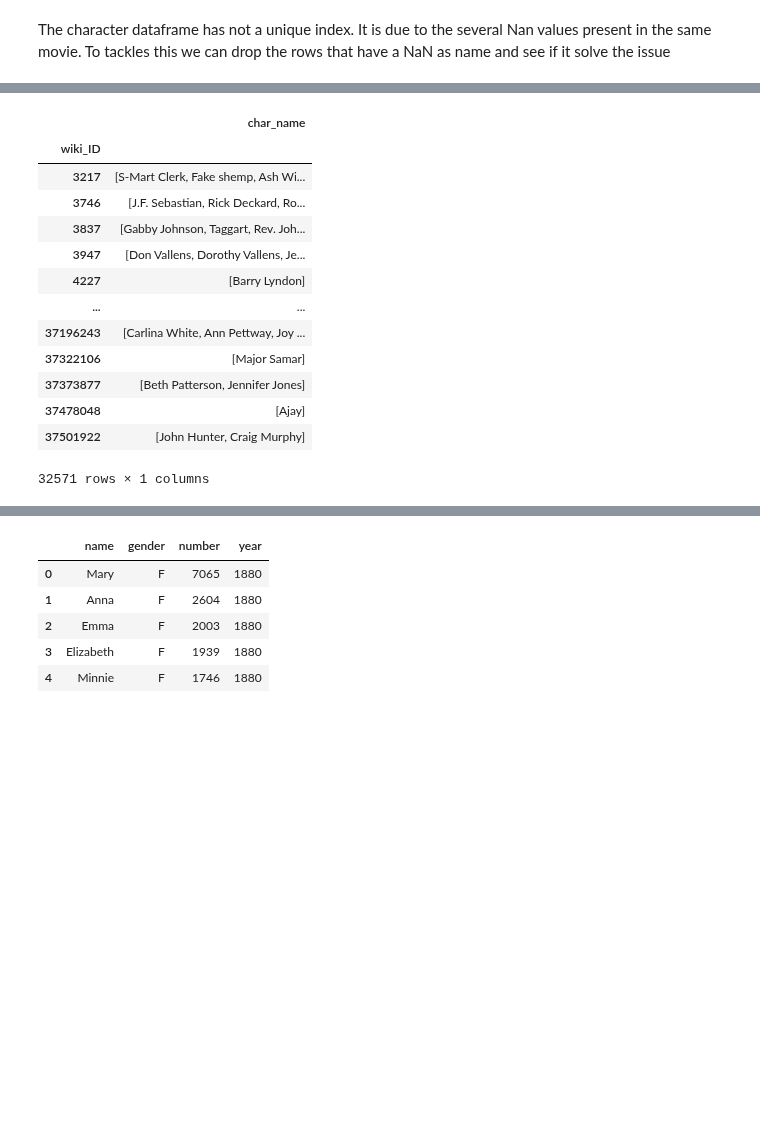
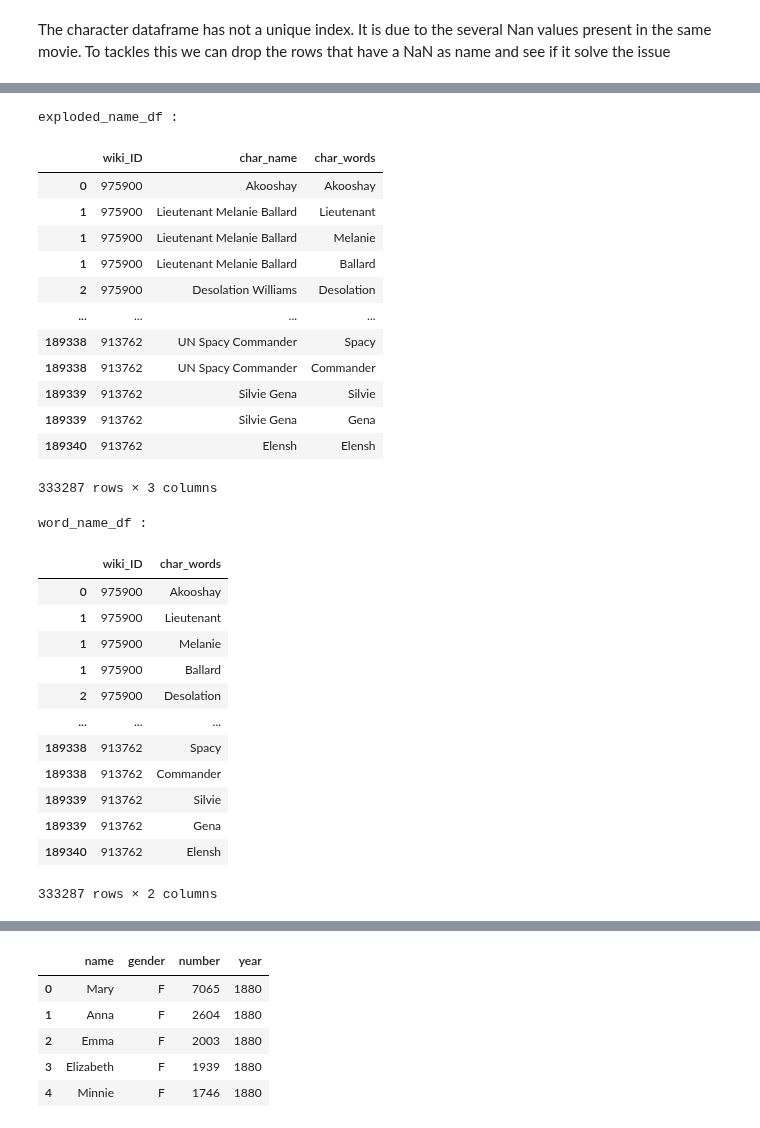
Before and after one commit to epfl-ada/ada-2023-project-abadakor, a Jupyter notebook: data/preprocessing.ipynb, the cells around one changed output, grey strips where cells are left out. Saved outputs shown, nothing was run; the diff lists cells and outputs as text; code cells hidden in the pictures; blank space fills up the shorter version.

Commit message:
Almost finished filtering the names

```diff
--- a/data/preprocessing.ipynb
+++ b/data/preprocessing.ipynb
@@ -122,3 +122,9 @@ character_filtered = character_df.copy(deep=True)
 character_filtered = character_filtered.dropna(subset=['char_name'])
 # drop the rows with the same character name
 character_filtered = character_filtered.drop_duplicates(subset=['wiki_ID','char_name'])
+# %%
+character_filtered = character_filtered.set_index(['wiki_ID','char_name'])
+display(character_filtered)
+
+# Verify the indexes are unique
+print(f"Is the indexing unique ? {character_filtered.index.is_unique}")
@@ -124,0 +147,3 @@ character_filtered = character_filtered.drop_duplicates(subset=['wiki_ID','char_
+# %%
+name_df = character_filtered.reset_index()[['wiki_ID', 'char_name']].copy(deep=True)
+display(name_df)
@@ -124,0 +164,37 @@ character_filtered = character_filtered.drop_duplicates(subset=['wiki_ID','char_
+# %%
+# Split the character names into words and explode the lists
+exploded_name_df = name_df.assign(char_words=name_df['char_name'].str.split()).explode('char_words')
+word_name_df = exploded_name_df.drop(columns=['char_name'])
+print("exploded_name_df :")
+display(exploded_name_df)
+print("word_name_df :")
+display(word_name_df)
+# %% [output]
+exploded_name_df :
+|  | wiki_ID | char_name | char_words |
+| 0 | 975900 | Akooshay | Akooshay |
+| 1 | 975900 | Lieutenant Melanie Ballard | Lieutenant |
+| 1 | 975900 | Lieutenant Melanie Ballard | Melanie |
+| 1 | 975900 | Lieutenant Melanie Ballard | Ballard |
+| 2 | 975900 | Desolation Williams | Desolation |
+| ... | ... | ... | ... |
+| 189338 | 913762 | UN Spacy Commander | Spacy |
+| 189338 | 913762 | UN Spacy Commander | Commander |
+| 189339 | 913762 | Silvie Gena | Silvie |
+| 189339 | 913762 | Silvie Gena | Gena |
+| 189340 | 913762 | Elensh | Elensh |
+333287 rows × 3 columns
+word_name_df :
+|  | wiki_ID | char_words |
+| 0 | 975900 | Akooshay |
+| 1 | 975900 | Lieutenant |
+| 1 | 975900 | Melanie |
+| 1 | 975900 | Ballard |
+| 2 | 975900 | Desolation |
+| ... | ... | ... |
+| 189338 | 913762 | Spacy |
+| 189338 | 913762 | Commander |
+| 189339 | 913762 | Silvie |
+| 189339 | 913762 | Gena |
+| 189340 | 913762 | Elensh |
+333287 rows × 2 columns
@@ -125,22 +222,7 @@ character_filtered = character_filtered.drop_duplicates(subset=['wiki_ID','char_
 # %%
-# DataFrame with only one entry containing all character names for a given film
-character_per_movie_df = character_filtered.groupby('wiki_ID').apply(lambda x: pd.Series({
-        'char_name': x['char_name'].values
-    }))
-display(character_per_movie_df)
+# # DataFrame with only one entry containing all character names for a given film
+# character_per_movie_df = character_filtered.groupby('wiki_ID').apply(lambda x: pd.Series({
+#         'char_name': x['char_name'].values
+#     }))
+# display(character_per_movie_df)
-# %% [output]
-|  | char_name |
-| wiki_ID |  |
-| 3217 | [S-Mart Clerk, Fake shemp, Ash Wi... |
-| 3746 | [J.F. Sebastian, Rick Deckard, Ro... |
-| 3837 | [Gabby Johnson, Taggart, Rev. Joh... |
-| 3947 | [Don Vallens, Dorothy Vallens, Je... |
-| 4227 | [Barry Lyndon] |
-| ... | ... |
-| 37196243 | [Carlina White, Ann Pettway, Joy ... |
-| 37322106 | [Major Samar] |
-| 37373877 | [Beth Patterson, Jennifer Jones] |
-| 37478048 | [Ajay] |
-| 37501922 | [John Hunter, Craig Murphy] |
-32571 rows × 1 columns
 # %%
```
Also changed, not shown: parts of 23 cells of this notebook.
